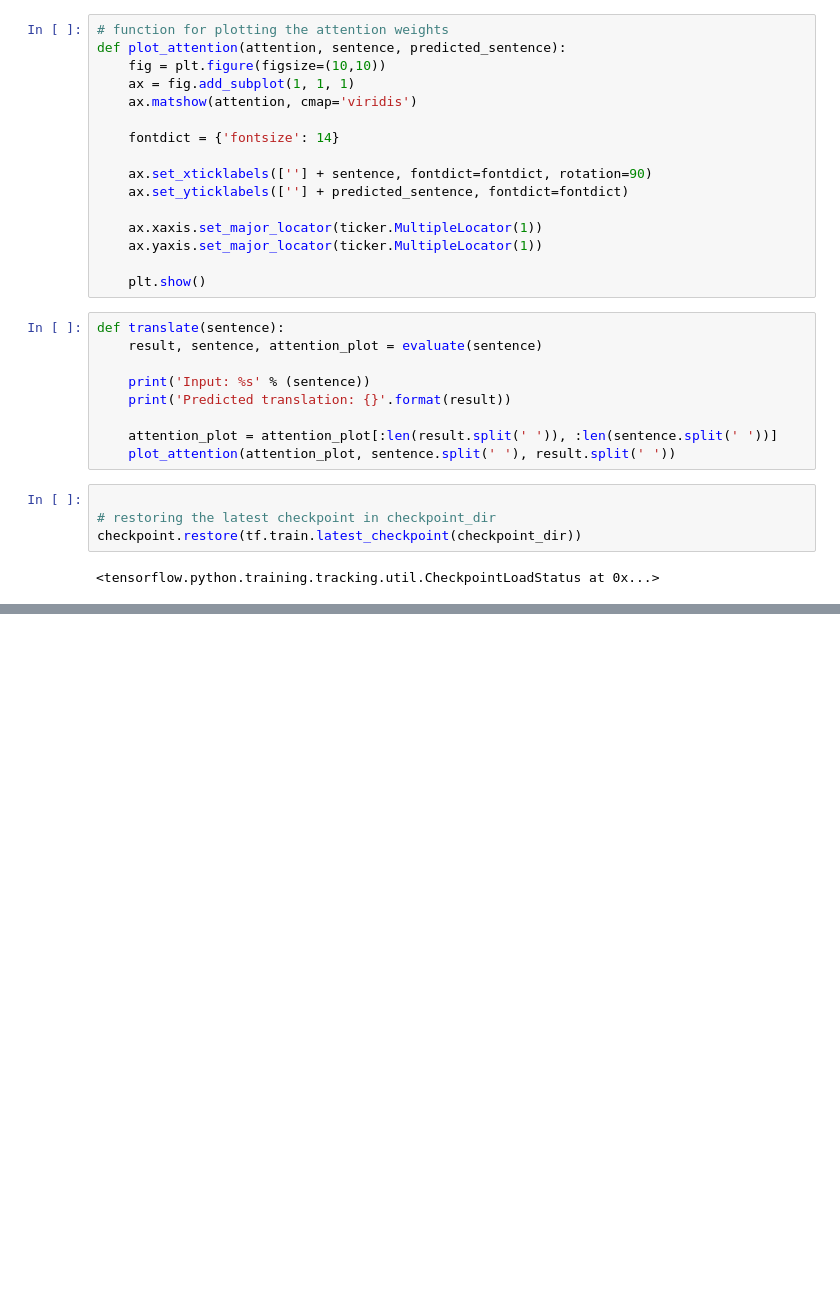
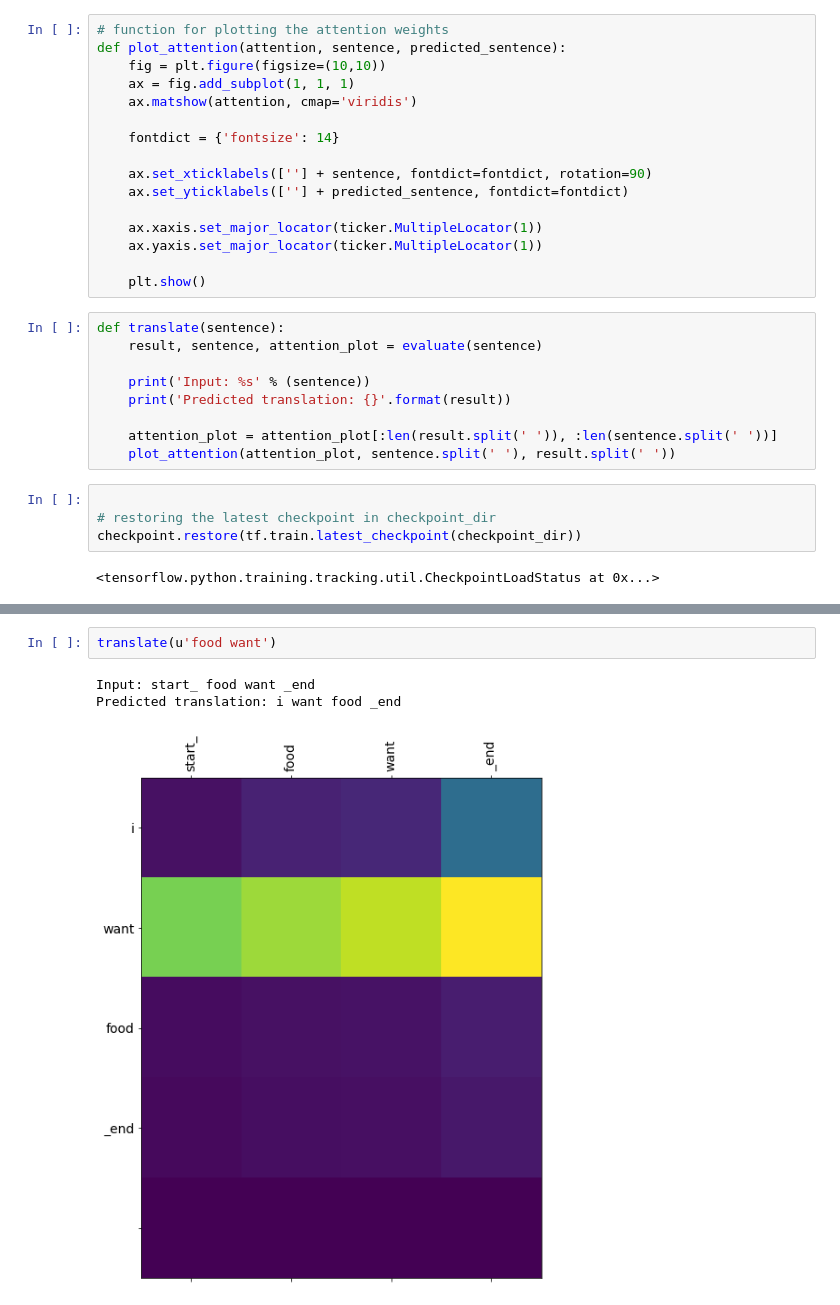
Before and after one commit to aditipatil0711/IndianSignLanguage_Final-Project, a Jupyter notebook: ISL_Phase_2/Encoder Decoder with attention.ipynb, the cells around one changed output, grey strips where cells are left out. Drawn from its saved outputs; the diff is of its cells as text; blank space fills up the shorter version.

```diff
--- a/ISL_Phase_2/Encoder Decoder with attention.ipynb
+++ b/ISL_Phase_2/Encoder Decoder with attention.ipynb
@@ -441,0 +454,6 @@ Predicted translation: good night _end
+# %%
+translate(u'food want')
+# %% [output]
+Input: start_ food want _end
+Predicted translation: i want food _end
+[figure, added]
```
Also changed, not shown: parts of 25 cells of this notebook.
